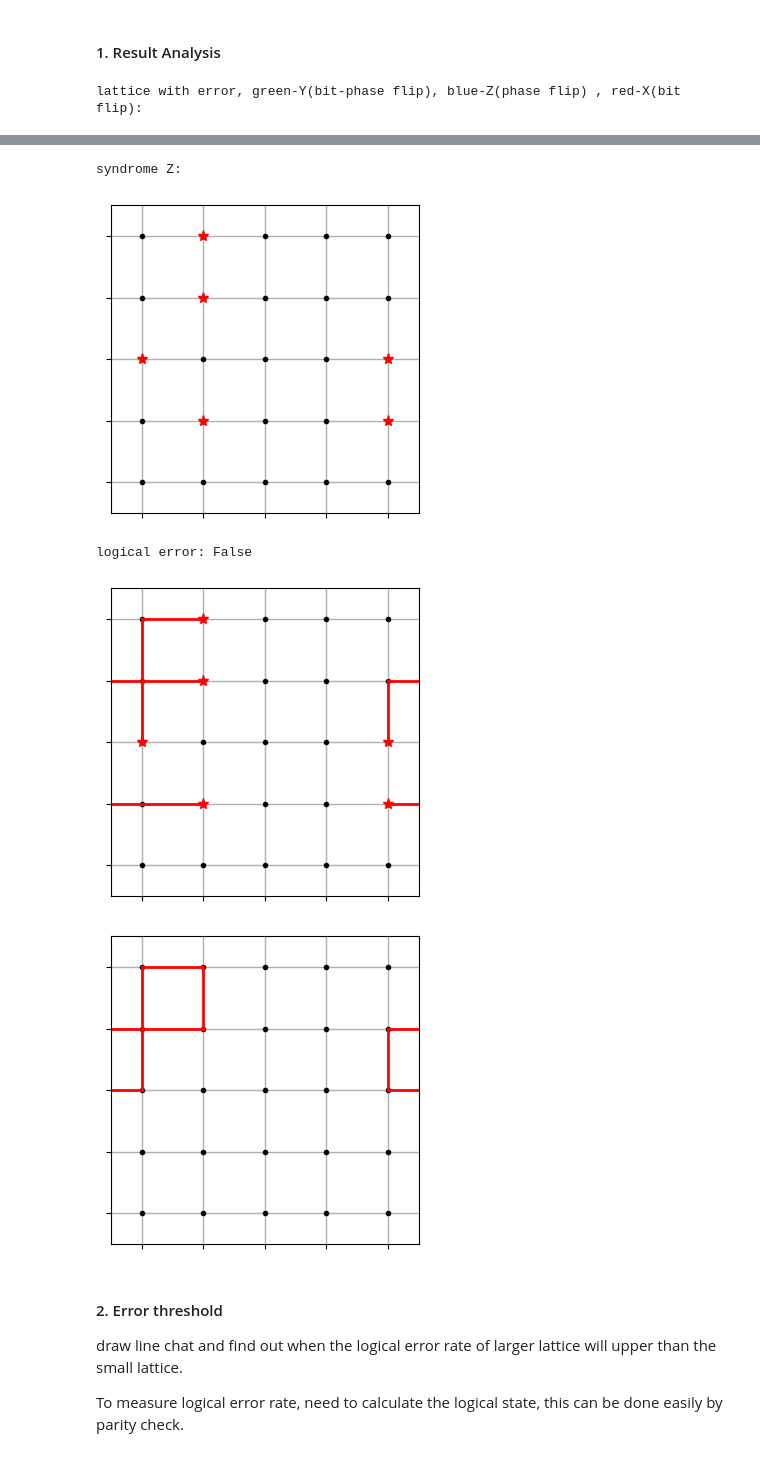
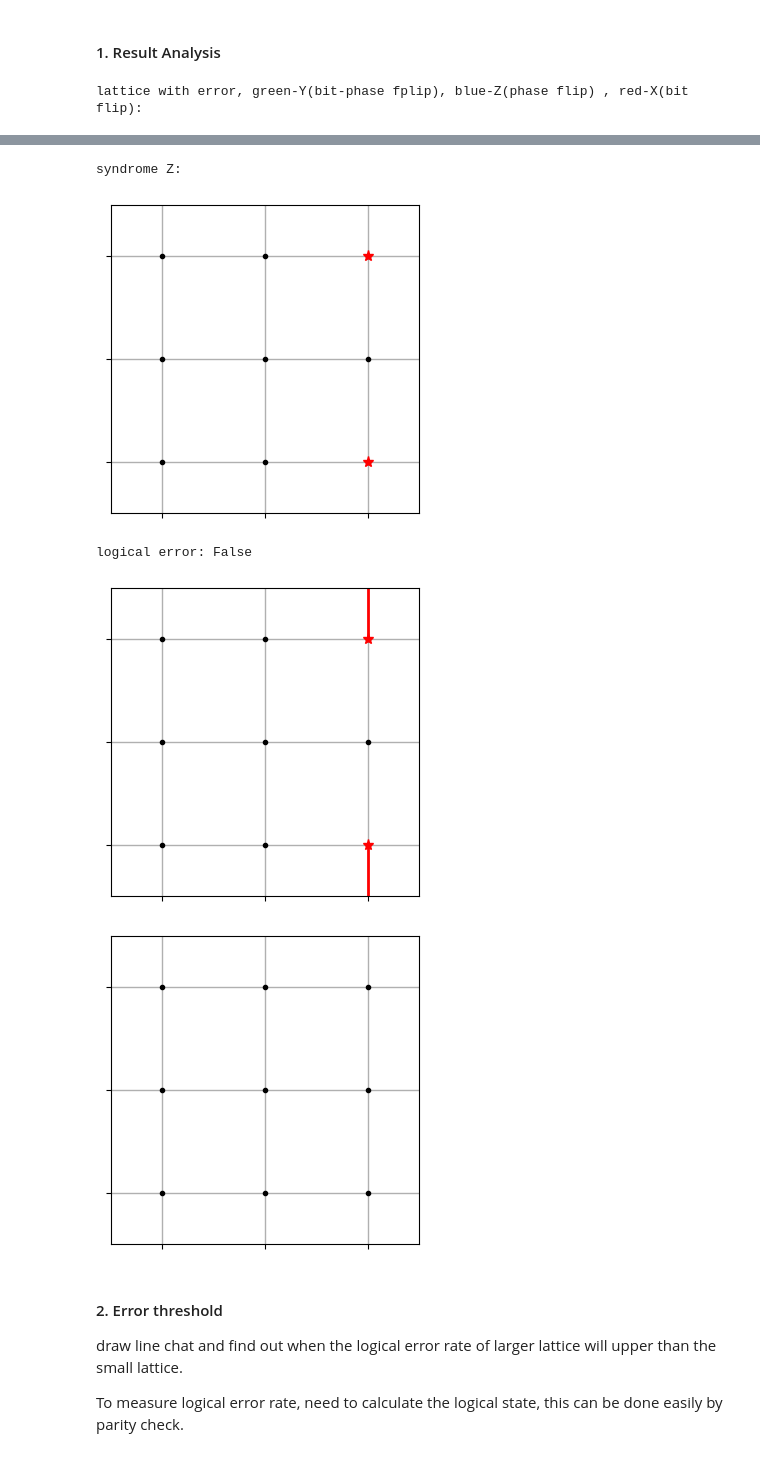
Before and after one commit to Winfred666/SurfaceCode-MWPMDecoder, a Jupyter notebook: testbench/visualizer.ipynb, the cells around one changed output, grey strips where cells are left out. Drawn from its saved outputs; the diff is of its cells as text; code cells hidden in the pictures.

```diff
--- a/testbench/visualizer.ipynb
+++ b/testbench/visualizer.ipynb
@@ -175,9 +175,9 @@ for i in range(test_batches):
     testset_list.append(read_test_file("test"+str(i)+".npz"))
     resultset_list.append(read_result_file("result"+str(i)+".npz"))
 
-batch_index = 2
-vi= 1
-print("lattice with error, green-Y(bit-phase flip), blue-Z(phase flip) , red-X(bit flip):")
+batch_index = 0
+vi= 2
+print("lattice with error, green-Y(bit-phase fplip), blue-Z(phase flip) , red-X(bit flip):")
 plot_lattice(testset_list[batch_index][vi],testset_list[batch_index][vi]["sizeX"],testset_list[batch_index][vi]["sizeY"])
 # print("syndrome X:")
 # plot_syndromes_X(test_list[vi],testset_list[batch_index][vi],testset_list[batch_index][vi])
@@ -186,4 +186,4 @@ plot_syndromes_Z(testset_list[batch_index][vi],testset_list[batch_index][vi]["si
 print("logical error:",check_error(testset_list[batch_index][vi]["error_z"],resultset_list[batch_index][vi]["correct_z"]))
 plot_result_Z(testset_list[batch_index][vi],resultset_list[batch_index][vi],testset_list[batch_index][vi]["sizeX"],testset_list[batch_index][vi]["sizeY"],visualMatchingAlso=True)
 # %% [output]
-lattice with error, green-Y(bit-phase flip), blue-Z(phase flip) , red-X(bit flip):
+lattice with error, green-Y(bit-phase fplip), blue-Z(phase flip) , red-X(bit flip):
@@ -191,8 +191,8 @@ lattice with error, green-Y(bit-phase flip), blue-Z(phase flip) , red-X(bit flip
 syndrome Z:
-[figure, old version]
+[figure, new version]
 logical error: False
-[figure, old version]
+[figure, new version]
-[figure, old version]
+[figure, new version]
 # %% [markdown]
 #### 2. Error threshold
 
```
Also changed, not shown: parts of 2 cells of this notebook, 3 other files.
